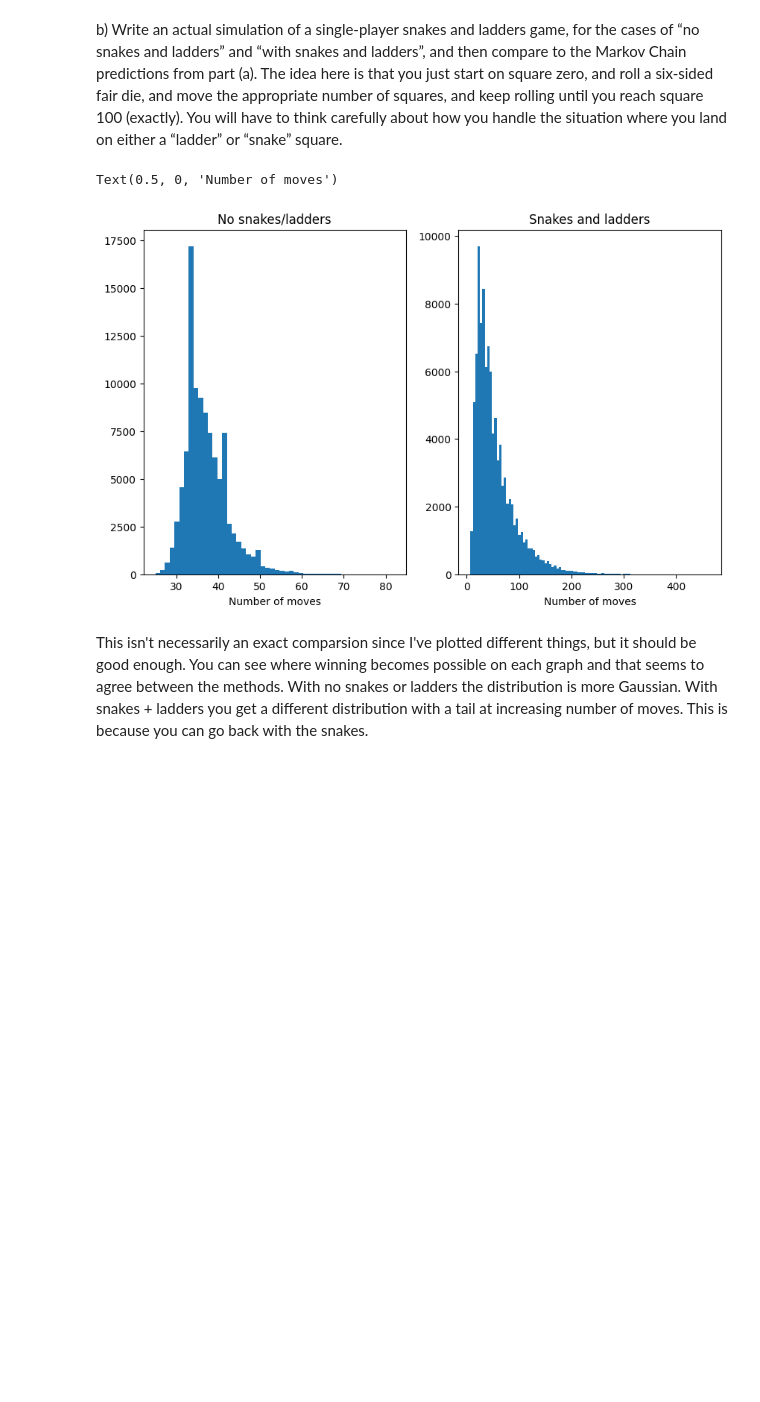
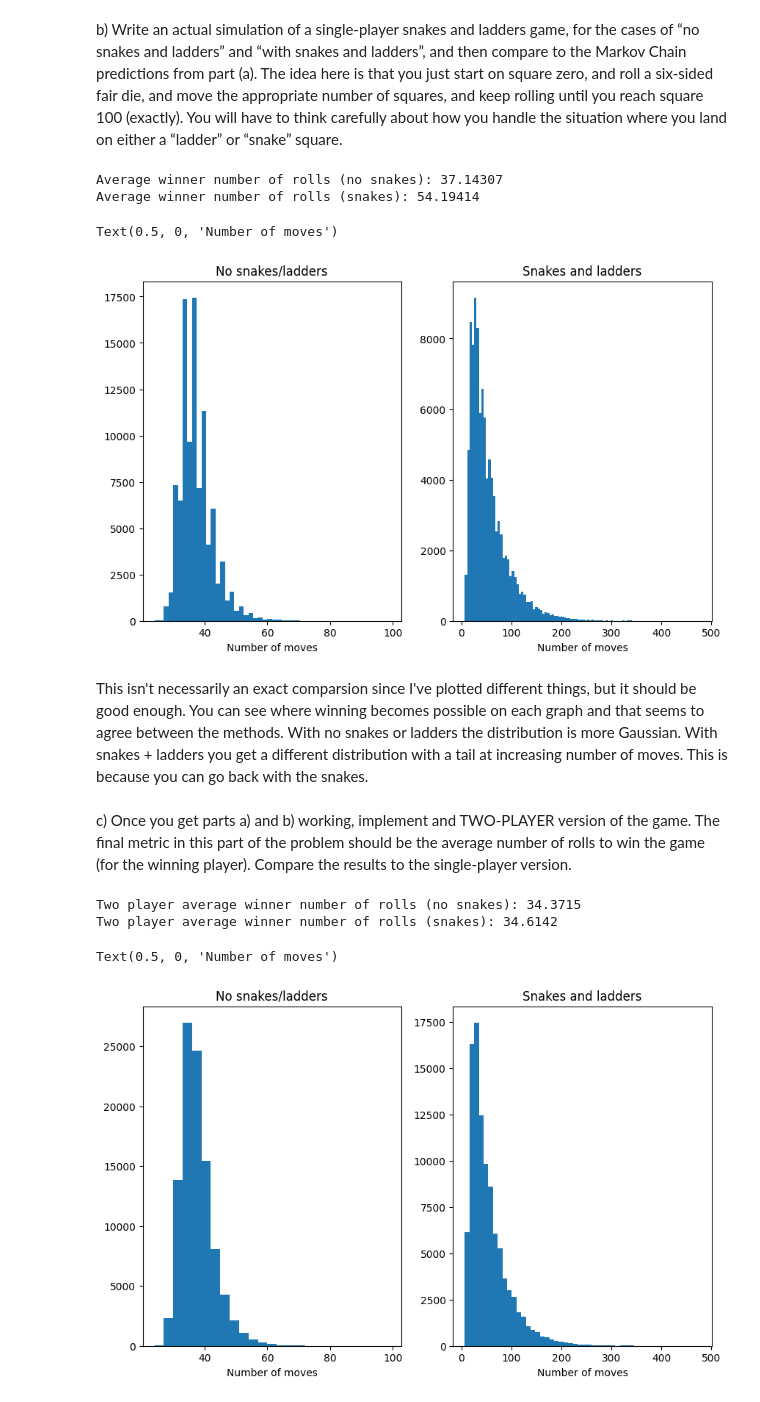
Before and after one commit to jakeb245/phys441, a Jupyter notebook: Assignments/assignment5/question2.ipynb, the cells around one changed output. Drawn from its saved outputs; the diff is of its cells as text; code cells hidden in the pictures; blank space fills up the shorter version.

Commit message:
Two player version

```diff
--- a/Assignments/assignment5/question2.ipynb
+++ b/Assignments/assignment5/question2.ipynb
@@ -164,6 +162,9 @@ def sim_snakes():
 n = 100000
 no_snakes = np.array([sim_no_snakes() for i in range(n)])
 snakes = np.array([sim_snakes() for i in range(n)])
+
+print(f"Average winner number of rolls (no snakes): {np.average(no_snakes)}")
+print(f"Average winner number of rolls (snakes): {np.average(snakes)}")
 
 fig, ax = plt.subplots(1,2)
 ax[0].hist(no_snakes, bins=50)
@@ -173,7 +174,11 @@ ax[1].hist(snakes, bins=100)
 ax[1].set_title("Snakes and ladders")
 ax[1].set_xlabel('Number of moves')
 # %% [output]
-Text(0.5, 0, 'Number of moves')
+Average winner number of rolls (no snakes): 37.14307
+Average winner number of rolls (snakes): 54.19414
+Text(0.5, 0, 'Number of moves')
-[figure, old version]
+[figure, new version]
 # %% [markdown]
 This isn't necessarily an exact comparsion since I've plotted different things, but it should be good enough. You can see where winning becomes possible on each graph and that seems to agree between the methods. With no snakes or ladders the distribution is more Gaussian. With snakes + ladders you get a different distribution with a tail at increasing number of moves. This is because you can go back with the snakes.
+# %% [markdown]
+c)	Once you get parts a) and b) working, implement and TWO-PLAYER version of the game.  The final metric in this part of the problem should be the average number of rolls to win the game (for the winning player).  Compare the results to the single-player version.
@@ -179,0 +215,21 @@ This isn't necessarily an exact comparsion since I've plotted different things,
+# %%
+# Run the simulation a lot of times
+n = 10000
+no_snakes2 = np.array([no_snakes_two_player() for i in range(n)])
+snakes2 = np.array([snakes_two_player() for i in range(n)])
+
+print(f"Two player average winner number of rolls (no snakes): {np.average(no_snakes2)}")
+print(f"Two player average winner number of rolls (snakes): {np.average(snakes2)}")
+
+fig, ax = plt.subplots(1,2)
+ax[0].hist(no_snakes, bins=25)
+ax[0].set_title("No snakes/ladders")
+ax[0].set_xlabel('Number of moves')
+ax[1].hist(snakes, bins=50)
+ax[1].set_title("Snakes and ladders")
+ax[1].set_xlabel('Number of moves')
+# %% [output]
+Two player average winner number of rolls (no snakes): 34.3715
+Two player average winner number of rolls (snakes): 34.6142
+Text(0.5, 0, 'Number of moves')
+[figure, added]
```
Also changed, not shown: parts of 2 cells of this notebook.
